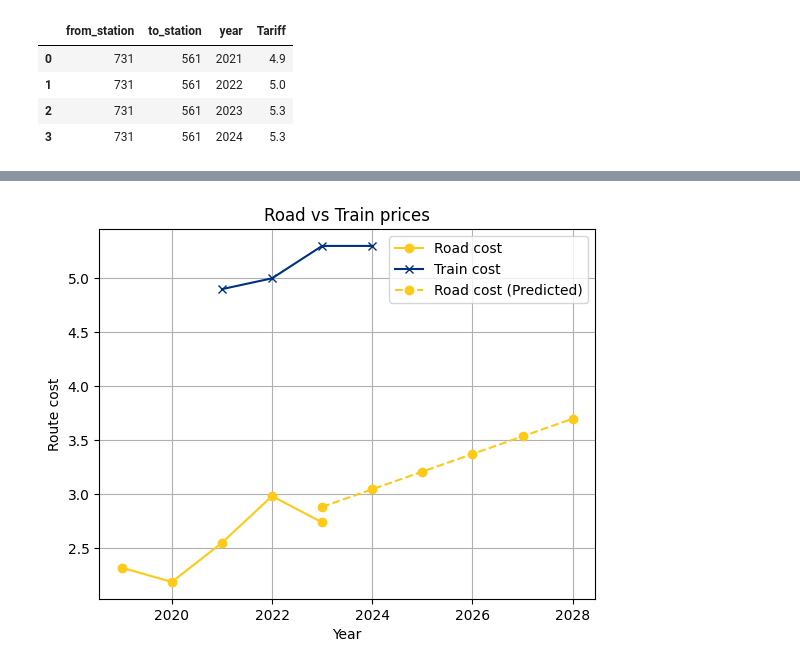
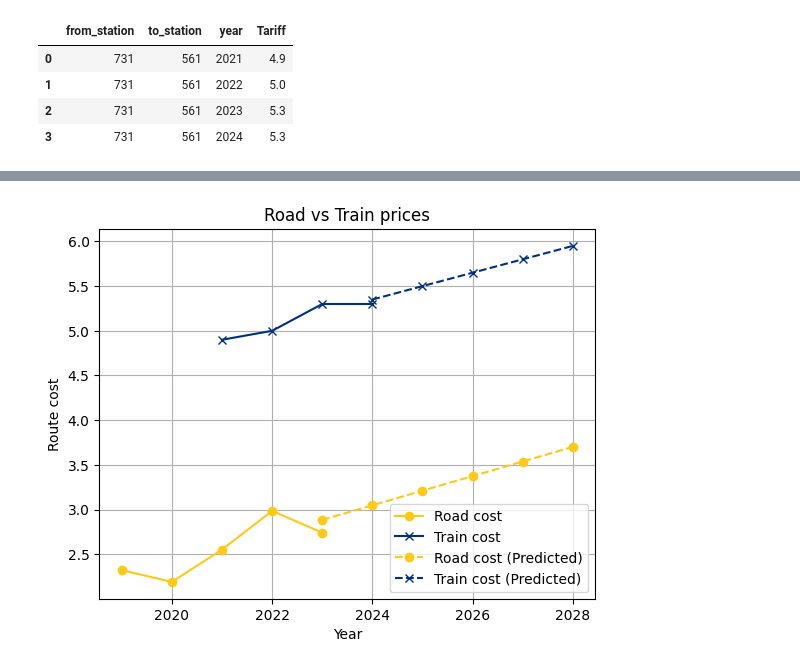
Before and after one commit to henkrehorst/uu_dss_project, a Jupyter notebook: dashboard/SeparateChartsForTesting/PriceComparison.ipynb, the cells around one changed output, grey strips where cells are left out. Drawn from its saved outputs; the diff is of its cells as text; code cells hidden in the pictures.

Commit message:
Added some improvements to prediction

```diff
--- a/dashboard/SeparateChartsForTesting/PriceComparison.ipynb
+++ b/dashboard/SeparateChartsForTesting/PriceComparison.ipynb
@@ -396,7 +396,7 @@ fuelPrices = fuelPrices.merge(fuelNames, left_on='Motorbrandstof', right_on='Key
 fuelPrices = fuelPrices.drop(columns=['Motorbrandstof', 'Key']).rename(columns={'Title': 'FuelName'})
 
 # for our comparison, we are only interested in the years from 2019
-fuelPrices = fuelPrices[fuelPrices['Perioden'].astype(int) >= 2019]
+#fuelPrices = fuelPrices[fuelPrices['Perioden'].astype(int) >= 2019]
 
 # sort for readability
 fuelPrices = fuelPrices.sort_values(by=['Perioden'], ascending=True).reset_index(drop=True)
@@ -548,55 +662,52 @@ trainCosts
 # %%
 import pandas as pd
 import matplotlib.pyplot as plt
 import numpy as np
 from sklearn.linear_model import LinearRegression
 
-# road costs for car-based transport
-    # Prepare the data
-    years = np.array(summedDf.index.values).reshape(-1, 1)  # Reshape for scikit-learn
-    road_cost = (summedDf['yearAvg'] / 100) * roadDistance
+yearsRoad = summedDf.index.values
+routeRoadCost = (summedDf['yearAvg']/100) * roadDistance # hypothetical values
 
-    # Create and fit the model
-    linear_model = LinearRegression()
-    linear_model.fit(years, road_cost)
-
-    # Predict future years (e.g., 2024, 2025)
-    future_years = np.array([2023, 2024,2025,2026,2027,2028]).reshape(-1, 1)
-    future_road_cost = linear_model.predict(future_years)
-
-    yearsRoad = summedDf.index.values
-    routeRoadCost = (summedDf['yearAvg']/100) * roadDistance # hypothetical values
-
-# road costs for train-based trainsport
-# Prepare the data
-years = np.array(summedDf.index.values).reshape(-1, 1)  # Reshape for scikit-learn
+# ROUTE COSTS CAR
+## Prepare the data
+years_road = np.array(summedDf.index.values).reshape(-1, 1)  # Reshape for scikit-learn
 road_cost = (summedDf['yearAvg'] / 100) * roadDistance
 
 # Create and fit the model
-linear_model = LinearRegression()
-linear_model.fit(years, road_cost)
+linear_model_road = LinearRegression()
+linear_model_road.fit(years_road, road_cost)
 
 # Predict future years (e.g., 2024, 2025)
-future_years = np.array([2023, 2024,2025,2026,2027,2028]).reshape(-1, 1)
-future_road_cost = linear_model.predict(future_years)
+future_years_road = np.array([2023, 2024,2025,2026,2027,2028]).reshape(-1, 1)
+future_road_cost = linear_model_road.predict(future_years_road)
 
-yearsRoad = summedDf.index.values
-routeRoadCost = (summedDf['yearAvg']/100) * roadDistance # hypothetical values
+# ROUTE COSTS TRAIN
+# Prepare the data
+years_train = np.array(trainCosts['year']).reshape(-1, 1)  # Reshape for scikit-learn
+train_cost = trainCosts['Tariff']
+
+# Create and fit the model
+linear_model_train = LinearRegression()
+linear_model_train.fit(years_train, train_cost)
+
+# Predict future years (e.g., 2024, 2025)
+future_years_train = np.array([2024,2025,2026,2027,2028]).reshape(-1, 1)
+future_train_cost = linear_model_train.predict(future_years_train)
 
 # Creating the plot
 plt.plot(yearsRoad.astype(int), routeRoadCost, marker='o', color='#FFC917', label="Road cost")
 plt.plot(trainCosts['year'], trainCosts['Tariff'], marker='x', color='#003082', label="Train cost")
 
 # Adding the prediction as dotted lines
-plt.plot(future_years, future_road_cost, 'o--', color='#FFC917', label="Road cost (Predicted)")
-#plt.plot(future_years, future_train_cost, 'x--', color='#003082', label="Train cost (Predicted)")
+plt.plot(future_years_road, future_road_cost, 'o--', color='#FFC917', label="Road cost (Predicted)")
+plt.plot(future_years_train, future_train_cost, 'x--', color='#003082', label="Train cost (Predicted)")
 
 
 plt.xlabel("Year")
 plt.ylabel("Route cost")
 plt.title("Road vs Train prices")
 plt.grid(True)
 plt.legend()
 plt.show()
 # %% [output]
-[figure, old version]
+[figure, new version]
```
Also changed, not shown: parts of 10 cells of this notebook.
